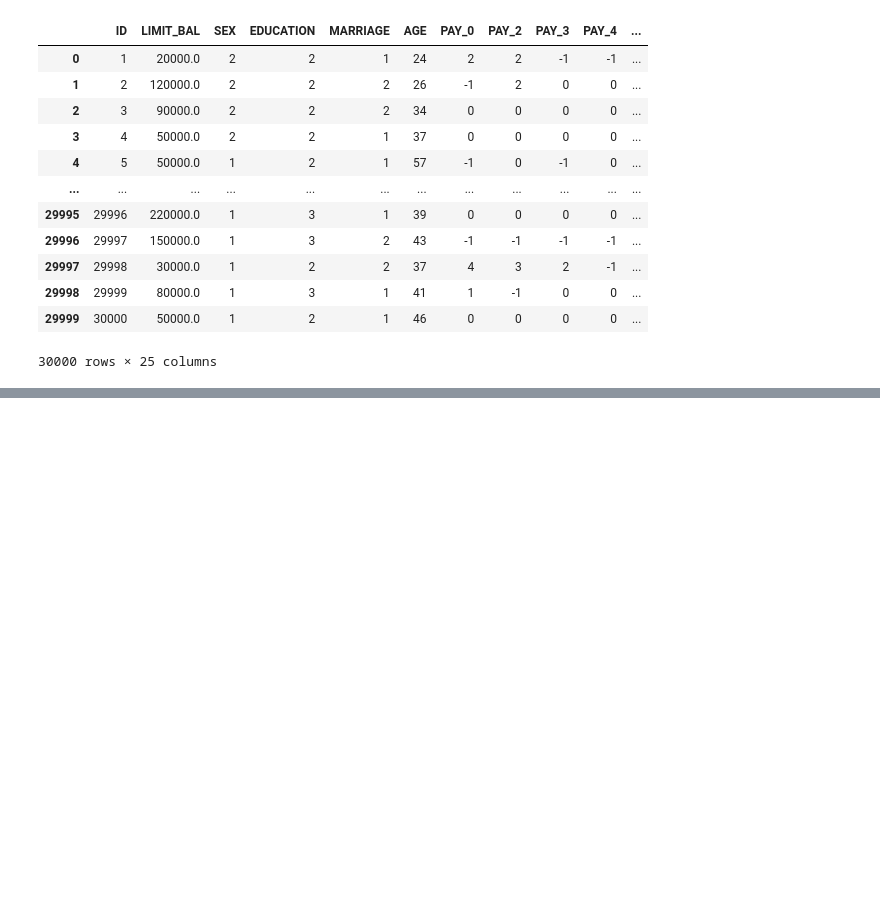
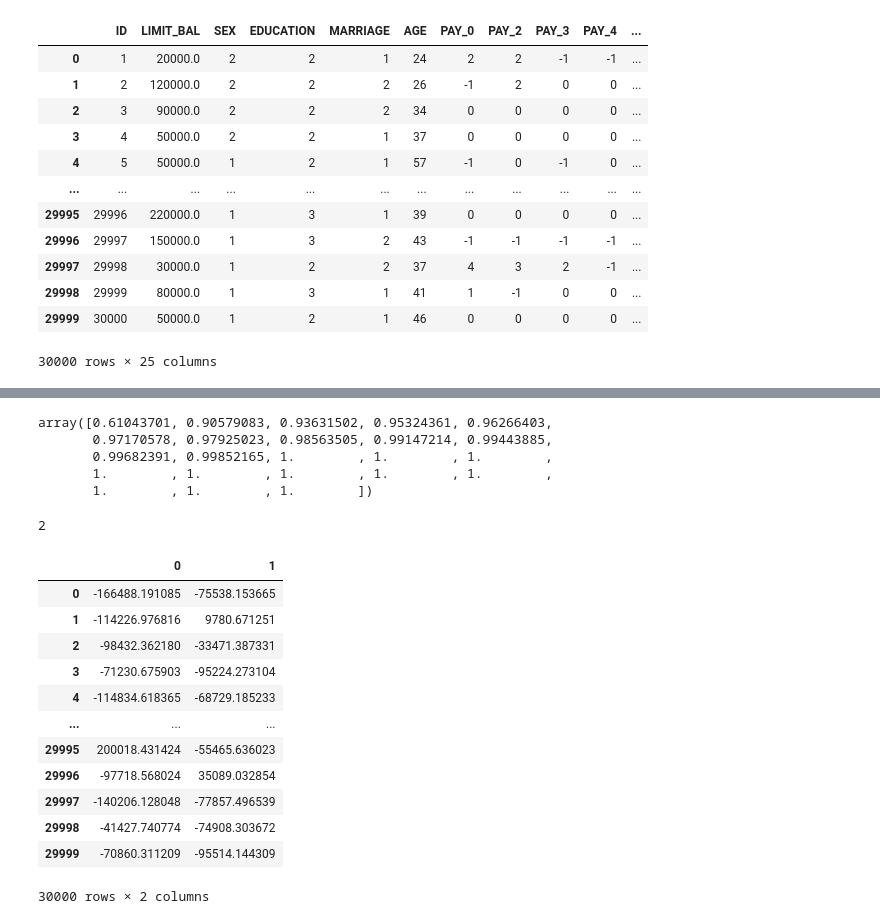
Before and after one commit to harshdabhi/credit_card_default_ML, a Jupyter notebook: EDA/test.ipynb, the cells around one changed output, grey strips where cells are left out. Drawn from its saved outputs; the diff is of its cells as text; code cells hidden in the pictures; blank space fills up the shorter version.

```diff
--- a/EDA/test.ipynb
+++ b/EDA/test.ipynb
@@ -83,0 +136,8 @@ FileNotFoundError: [Errno 2] No such file or directory: 'UCI_Credit_card.csv'
+# %%
+np.cumsum(p.explained_variance_ratio_)
+# %% [output]
+array([0.61043701, 0.90579083, 0.93631502, 0.95324361, 0.96266403,
+       0.97170578, 0.97925023, 0.98563505, 0.99147214, 0.99443885,
+       0.99682391, 0.99852165, 1.        , 1.        , 1.        ,
+       1.        , 1.        , 1.        , 1.        , 1.        ,
+       1.        , 1.        , 1.        ])
@@ -83,0 +146,24 @@ FileNotFoundError: [Errno 2] No such file or directory: 'UCI_Credit_card.csv'
+# %%
+kn=KneeLocator(x=range(0,len(p.explained_variance_ratio_)),y=np.cumsum(p.explained_variance_ratio_),S=1,curve="concave", direction="increasing")
+kn.knee
+# %% [output]
+2
+# %%
+pca_df=pd.DataFrame(c)
+
+x=pca_df[pca_df.columns[0:kn.knee]]
+x
+# %% [output]
+|  | 0 | 1 |
+| 0 | -166488.191085 | -75538.153665 |
+| 1 | -114226.976816 | 9780.671251 |
+| 2 | -98432.362180 | -33471.387331 |
+| 3 | -71230.675903 | -95224.273104 |
+| 4 | -114834.618365 | -68729.185233 |
+| ... | ... | ... |
+| 29995 | 200018.431424 | -55465.636023 |
+| 29996 | -97718.568024 | 35089.032854 |
+| 29997 | -140206.128048 | -77857.496539 |
+| 29998 | -41427.740774 | -74908.303672 |
+| 29999 | -70860.311209 | -95514.144309 |
+30000 rows × 2 columns
```
Also changed, not shown: parts of 20 cells of this notebook, 2 other files.
